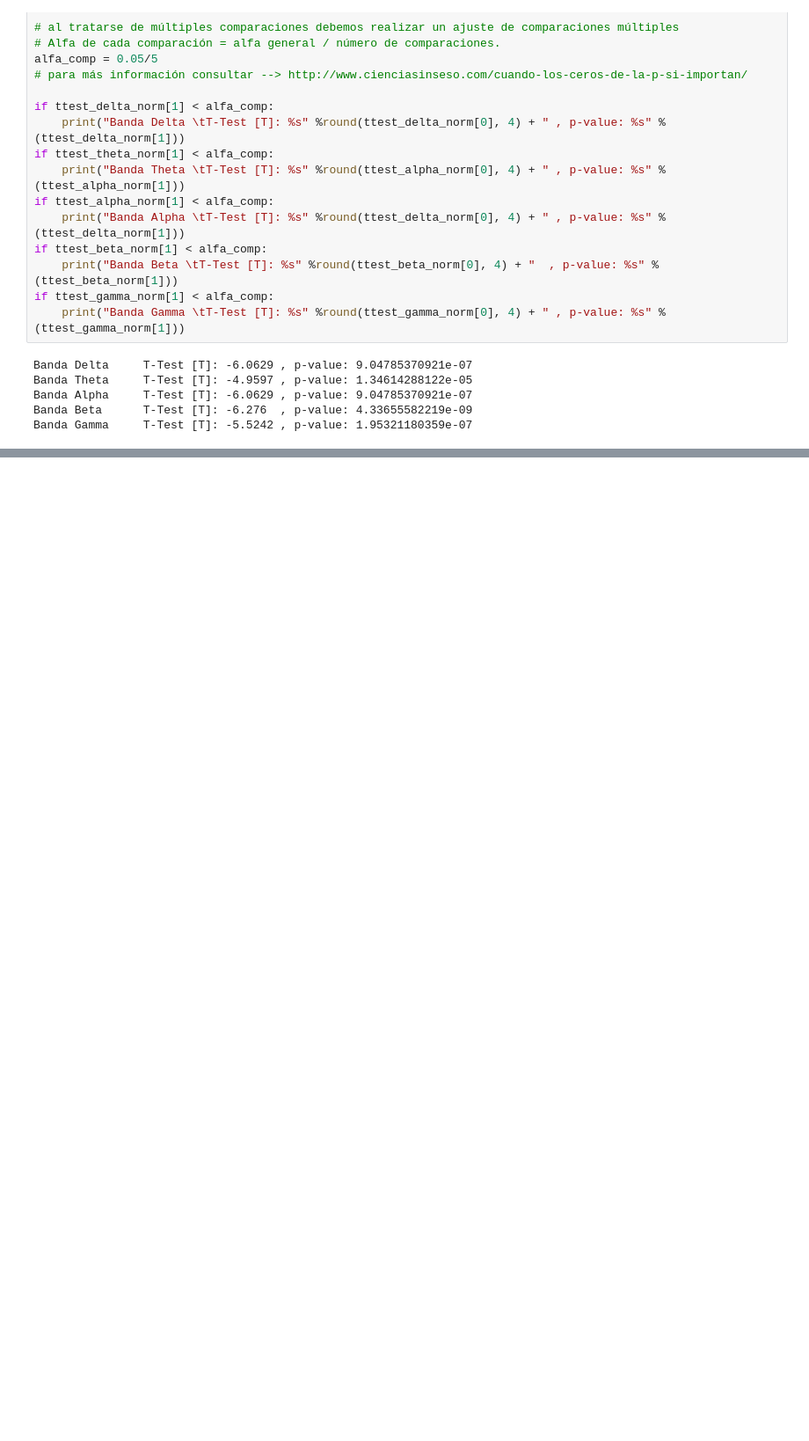
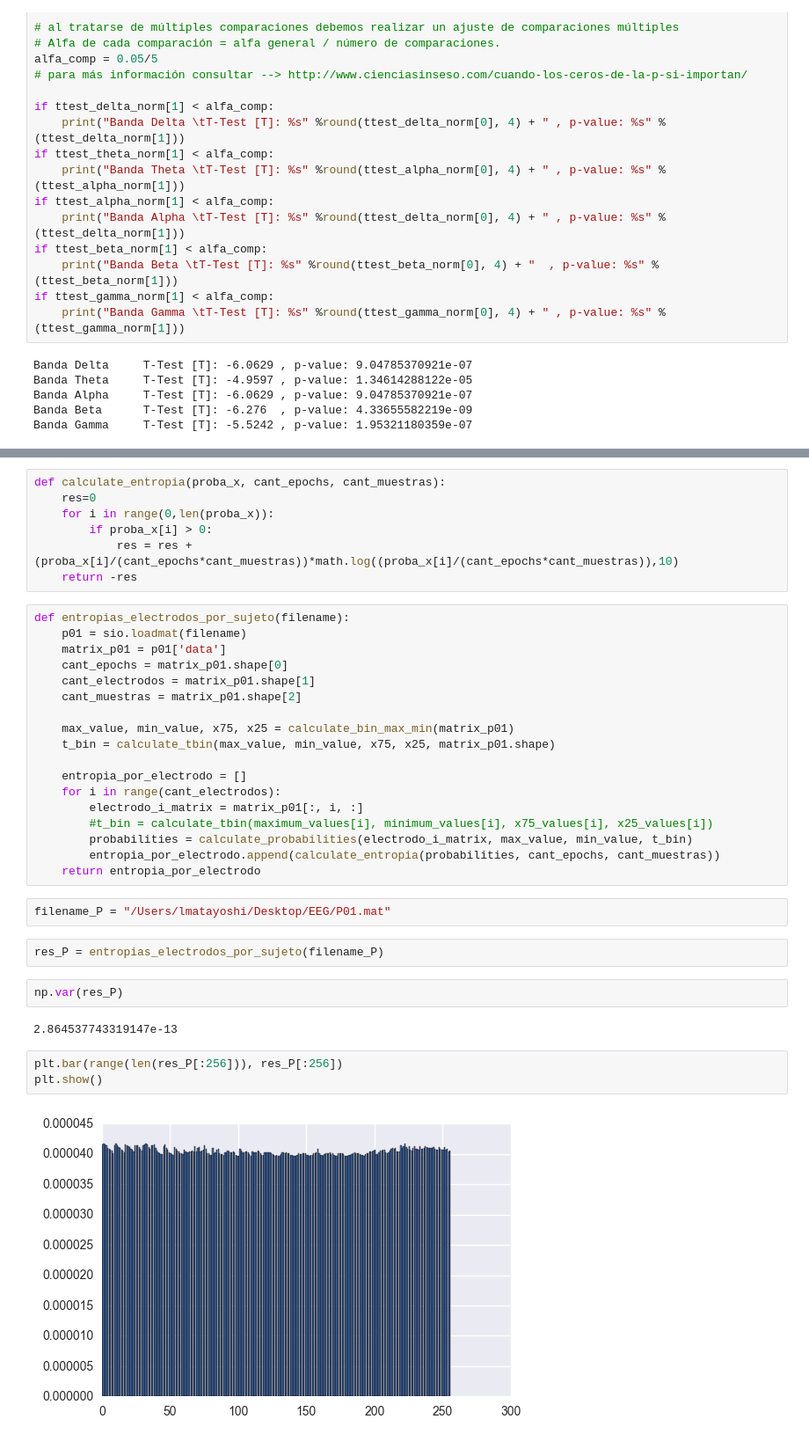
Before and after one commit to turtle-lea/ciencia-de-datos, a Jupyter notebook: tp-2/tp2-version-final.ipynb, the cells around one changed output, grey strips where cells are left out. Shown at 88% size. Saved outputs shown, nothing was run; the diff lists cells and outputs as text; blank space fills up the shorter version.

```diff
--- a/tp-2/tp2-version-final.ipynb
+++ b/tp-2/tp2-version-final.ipynb
@@ -619,0 +656,38 @@ Banda Gamma     T-Test [T]: -5.5242 , p-value: 1.95321180359e-07
+# %%
+def calculate_entropia(proba_x, cant_epochs, cant_muestras):
+    res=0
+    for i in range(0,len(proba_x)):
+        if proba_x[i] > 0:
+            res = res + (proba_x[i]/(cant_epochs*cant_muestras))*math.log((proba_x[i]/(cant_epochs*cant_muestras)),10)
+    return -res
+# %%
+def entropias_electrodos_por_sujeto(filename):
+    p01 = sio.loadmat(filename)
+    matrix_p01 = p01['data']
+    cant_epochs = matrix_p01.shape[0]
+    cant_electrodos = matrix_p01.shape[1]
+    cant_muestras = matrix_p01.shape[2]
+
+    max_value, min_value, x75, x25 = calculate_bin_max_min(matrix_p01)
+    t_bin = calculate_tbin(max_value, min_value, x75, x25, matrix_p01.shape)
+
+    entropia_por_electrodo = []
+    for i in range(cant_electrodos):
+        electrodo_i_matrix = matrix_p01[:, i, :]
+        #t_bin = calculate_tbin(maximum_values[i], minimum_values[i], x75_values[i], x25_values[i])
+        probabilities = calculate_probabilities(electrodo_i_matrix, max_value, min_value, t_bin)
+        entropia_por_electrodo.append(calculate_entropia(probabilities, cant_epochs, cant_muestras))
+    return entropia_por_electrodo
+# %%
+filename_P = "/Users/lmatayoshi/Desktop/EEG/P01.mat"
+# %%
+res_P = entropias_electrodos_por_sujeto(filename_P)
+# %%
+np.var(res_P)
+# %% [output]
+2.864537743319147e-13
+# %%
+plt.bar(range(len(res_P[:256])), res_P[:256])
+plt.show()
+# %% [output]
+[figure, added]
```
Also changed, not shown: parts of 9 cells of this notebook, 1 other file.
